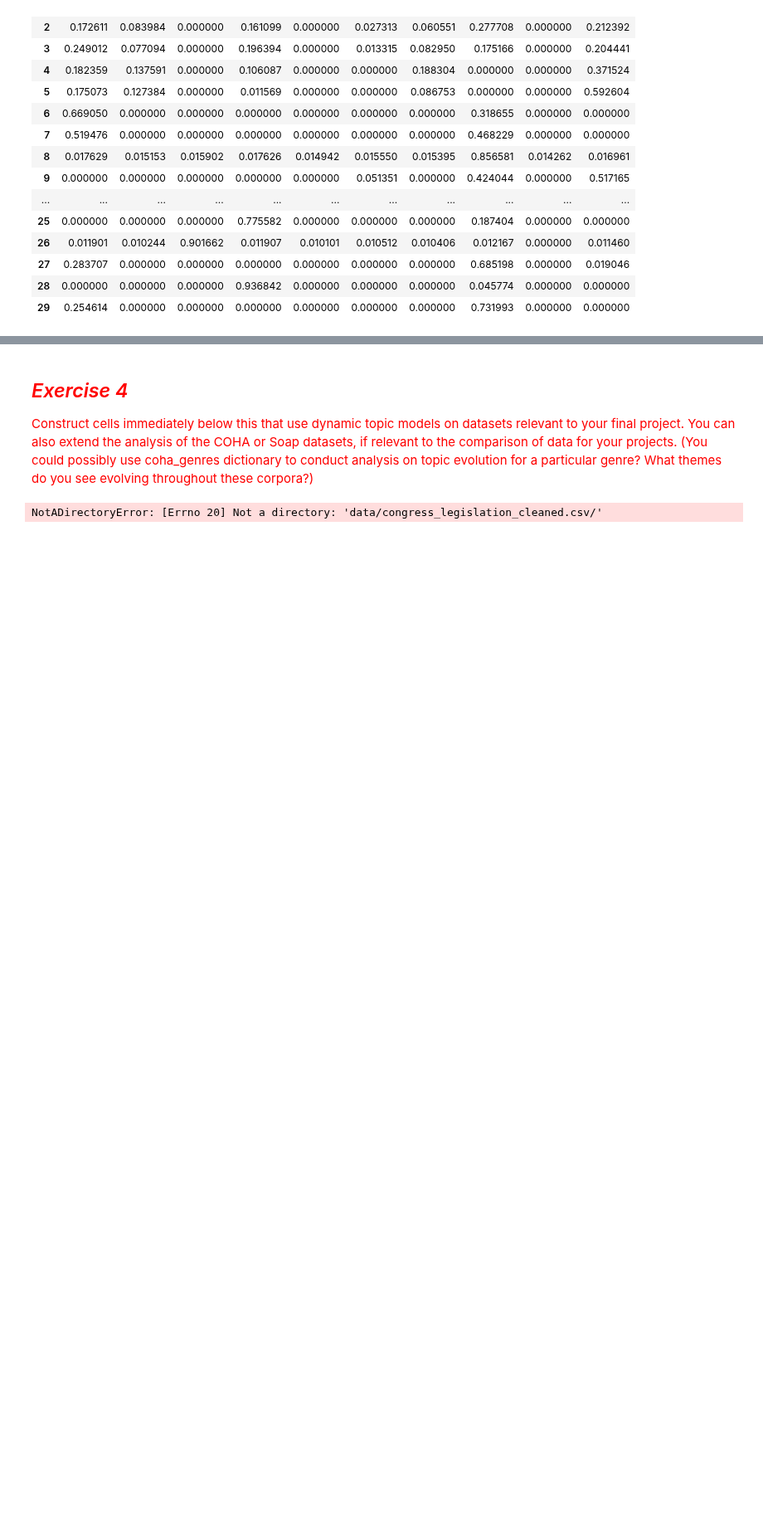
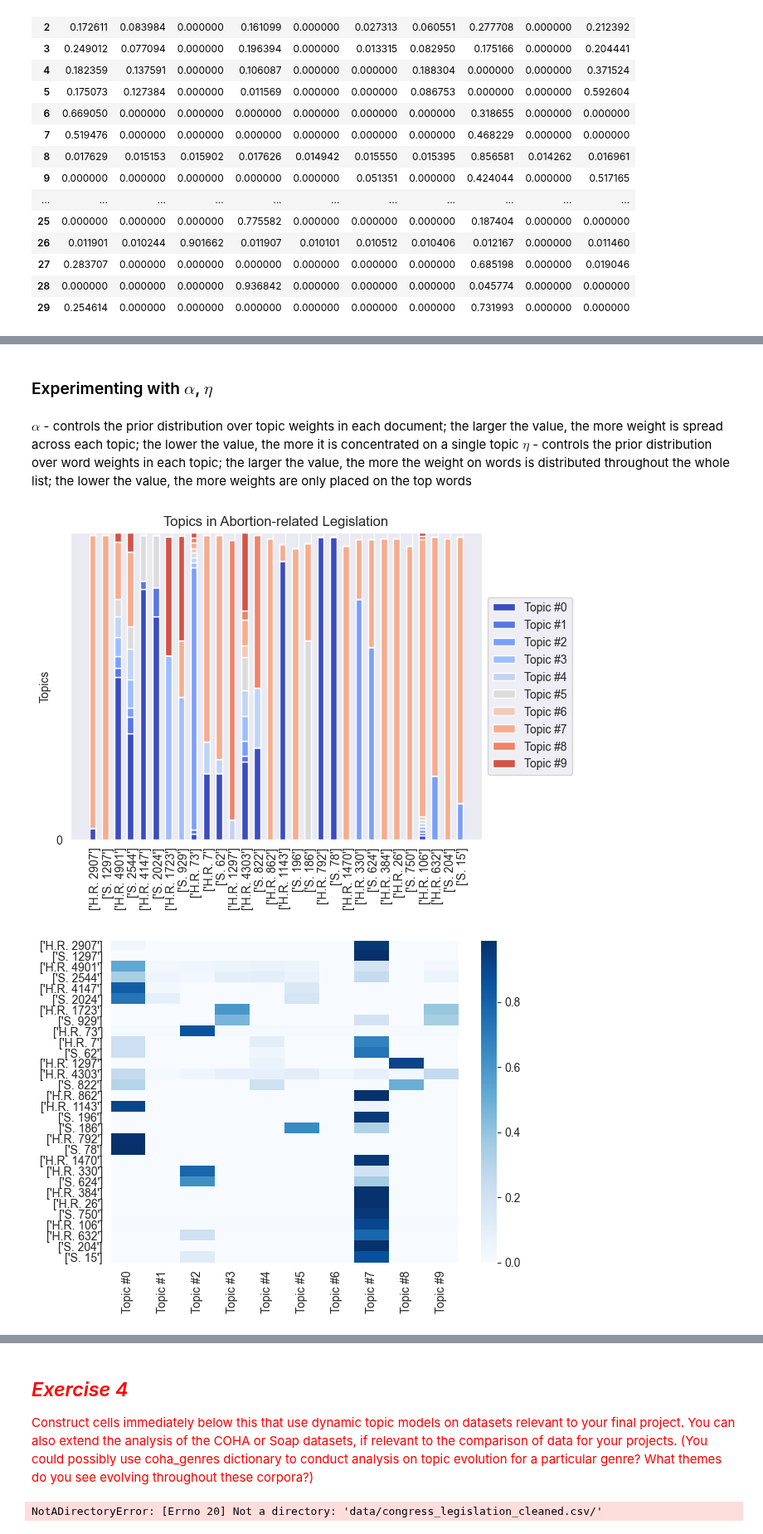
Before and after one commit to michplunkett/computational-content-analysis, a Jupyter notebook: 3-MichaelPlunkett_Answers.ipynb, the cells around one changed output, grey strips where cells are left out. Shown at 83% size. Saved outputs shown, nothing was run; the diff lists cells and outputs as text; code cells hidden in the pictures; blank space fills up the shorter version.

```diff
--- a/3-MichaelPlunkett_Answers.ipynb
+++ b/3-MichaelPlunkett_Answers.ipynb
@@ -630,0 +644,9 @@ plt.show()
+# %% [markdown]
+### Experimenting with $\alpha$, $\eta$
+# %% [markdown]
+$\alpha$ - controls the prior distribution over topic weights in each document; the larger the
+value, the more weight is spread across each topic; the lower the value, the more it is concentrated
+on a single topic
+$\eta$ - controls the prior distribution over word weights in each topic; the larger the value,
+the more the weight on words is distributed throughout the whole list; the lower the value,
+the more weights are only placed on the top words
@@ -630,0 +742,6 @@ plt.show()
+# %%
+# Using an auto alpha and low eta
+lda_visualization(eta=0.001)
+# %% [output]
+[figure, added]
+[figure, added]
```
Also changed, not shown: parts of 11 cells of this notebook.
